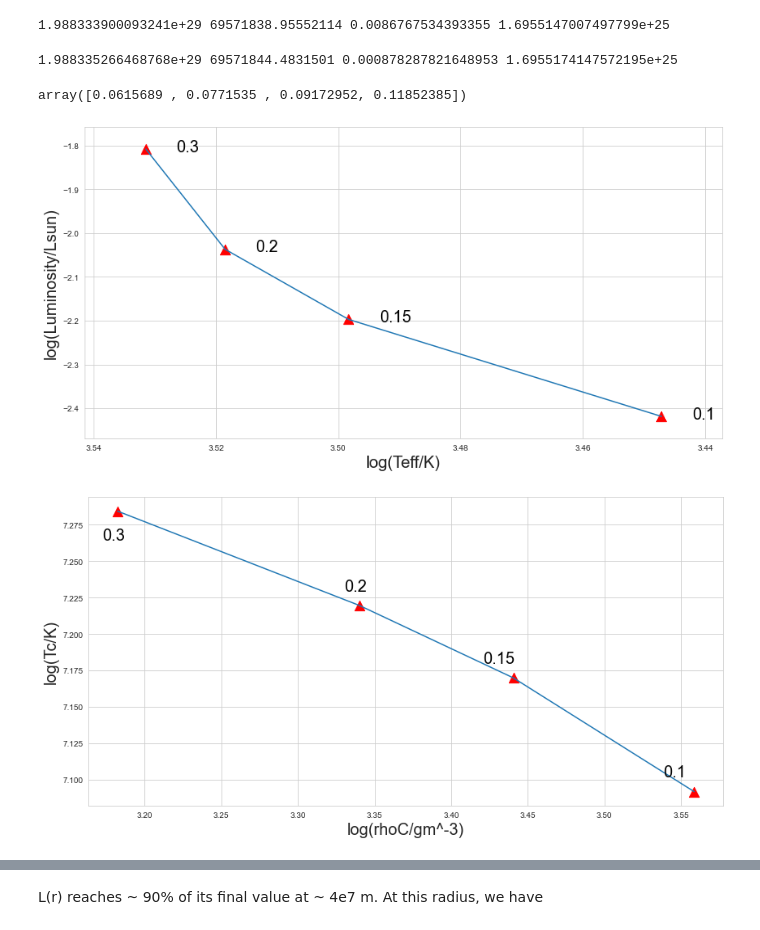
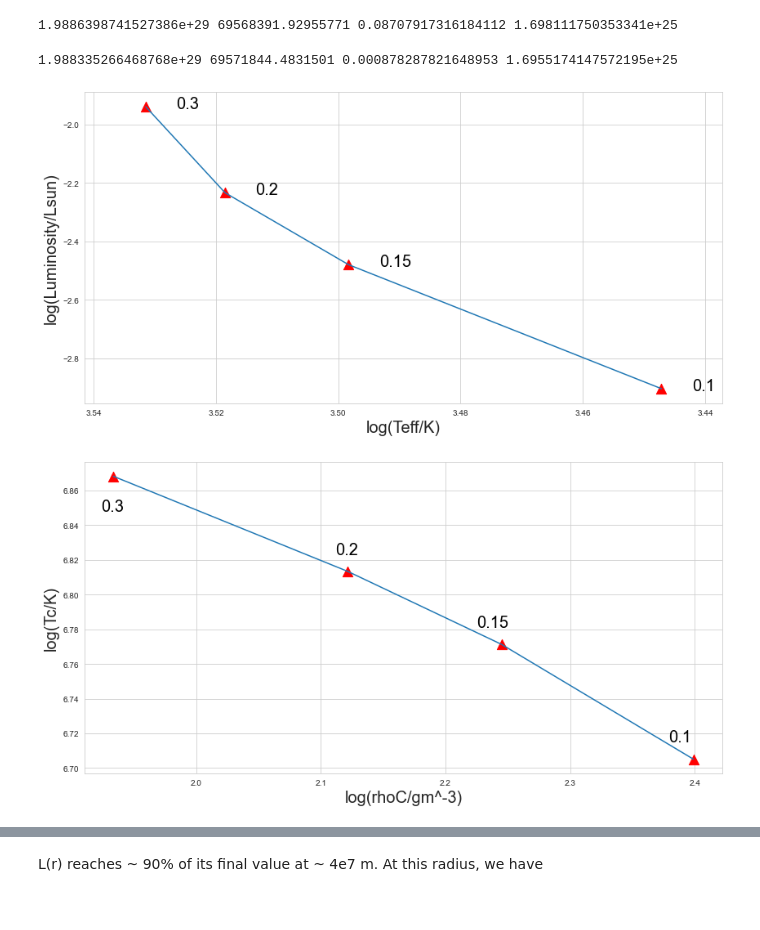
Before and after one commit to AriAtari/AST_Final_Project, a Jupyter notebook: Computational_Project_3.ipynb, the cells around one changed output, grey strips where cells are left out. Cells and saved outputs as stored; diff of their text form; code cells hidden in the pictures.

Commit message:
Fixed functions and plots, working properly now

```diff
--- a/Computational_Project_3.ipynb
+++ b/Computational_Project_3.ipynb
@@ -20,6 +49,6 @@ sns.set_style("whitegrid")
 # %%
-delta_m = 1e-20
-eta = 1e-19
+delta_m = 1e-7
+eta = 1e-18
 xi = 1e-2
 
 Z = [1,2,7]
@@ -32,7 +61,7 @@ m, radius, pressure, Luminosity = integrate(0.1, 0.1, delta_m, eta, xi, comp, ma
 
 print(m[-1],radius[-1],pressure[-1],Luminosity[-1])
 # %% [output]
-1.988333900093241e+29 69571838.95552114 0.0086767534393355 1.6955147007497799e+25
+1.9886398741527386e+29 69568391.92955771 0.08707917316184112 1.698111750353341e+25
 # %%
 delta_m = 5e-20
 eta = 1e-20
@@ -44,8 +73,8 @@ print(m[-1],radius[-1],pressure[-1],Luminosity[-1])
 # %% [output]
 1.988335266468768e+29 69571844.4831501 0.000878287821648953 1.6955174147572195e+25
 # %%
-def g(R,M,comp,delta_m,eta,xi):
-    m,r,p,l = integrate(M,R,delta_m,eta,xi,comp,max_steps=10000,pp_factor=1.0)
+def g(R,M,comp,delta_m,eta,xi,pp_factor = 1.0):
+    m,r,p,l = integrate(M,R,delta_m,eta,xi,comp,max_steps=10000,pp_factor=pp_factor)
     L = l[-1]
     R_new = r[-1]
     T_eff = Teff(M)
@@ -53,39 +82,42 @@ def g(R,M,comp,delta_m,eta,xi):
     return(Lwant-L)
 # %%
 masses = np.array([0.1,0.15,0.2,0.3])
-Teffs = np.array([2800.0,3150.0,3300.0,3400.0])
+Teffs = np.zeros(len(masses))
 Radii = np.zeros(len(masses))
+Ls = np.zeros(len(masses))
 Z = [1,2,7]
 A = [1,4,14]
 X = [.706,.275,.019]
 comp = [Z,A,X]
+mu = mean_molecular_weight(Z,A,X)
 
 for i in range(len(masses)):
-    R = brentq(g,0.000001,1,args = (masses[i],comp,delta_m,eta,xi))
+    R = brentq(g,0.001,1,args = (masses[i],comp,delta_m,eta,xi))
     Radii[i] = R
 
-Radii
+    m,r,p,l = integrate(masses[i],R,delta_m,eta,xi,comp,max_steps=10000,pp_factor=1.0)
+    P_c,rho_c,T_c = central_thermal(masses[i],R,mu)
+    rho, T = get_rho_and_T(p,P_c,rho_c,T_c)
+    Ls[i] = l[-1]
+    Teffs[i] = Teff(masses[i])
-# %% [output]
-array([0.0615689 , 0.0771535 , 0.09172952, 0.11852385])
 # %%
-Ts = np.log10(Teff(masses))
-Ls = np.log10(surface_luminosity(Ts,Radii))
-T_eff = Teff(masses)
+Ls = np.log10(Ls/Lsun)
+Ts = np.log10(Teffs)
 
 plt.figure(figsize=(14,7))
 plt.plot(Ts,Ls)
 plt.xlim(Ts[-1]+0.01,Ts[0]-0.01)
-plt.ylim(Ls[0] - 0.05,Ls[-1]+0.05)
+plt.ylim(Ls[0]-0.05,Ls[-1]+0.05)
 plt.text(Ts[0]-0.005,Ls[0]-0.005,'0.1',size = 20,color='black')
 plt.text(Ts[1]-0.005,Ls[1]-0.005,'0.15',size = 20,color='black')
 plt.text(Ts[2]-0.005,Ls[2]-0.005,'0.2',size = 20,color='black')
 plt.text(Ts[3]-0.005,Ls[3]-0.005,'0.3',size = 20,color='black')
 plt.scatter(Ts,Ls,s=150,color = 'red',marker = "^")
 plt.xlabel('log(Teff/K)',size = 20)
 plt.ylabel('log(Luminosity/Lsun)',size = 20)
 plt.show()
 # %% [output]
-[figure, old version]
+[figure, new version]
 # %%
 M, z, Pc, rhoc, Tc = central_values(masses,Radii,delta_m,mu, pp_factor=1.0)
 
@@ -103,7 +135,7 @@ plt.xlabel('log(rhoC/gm^-3)',size = 20)
 plt.ylabel('log(Tc/K)',size = 20)
 plt.show()
 # %% [output]
-[figure, old version]
+[figure, new version]
 # %%
 M = 0.3
 R = Radii[-1]
```
Also changed, not shown: parts of 18 cells of this notebook, 3 other files.
